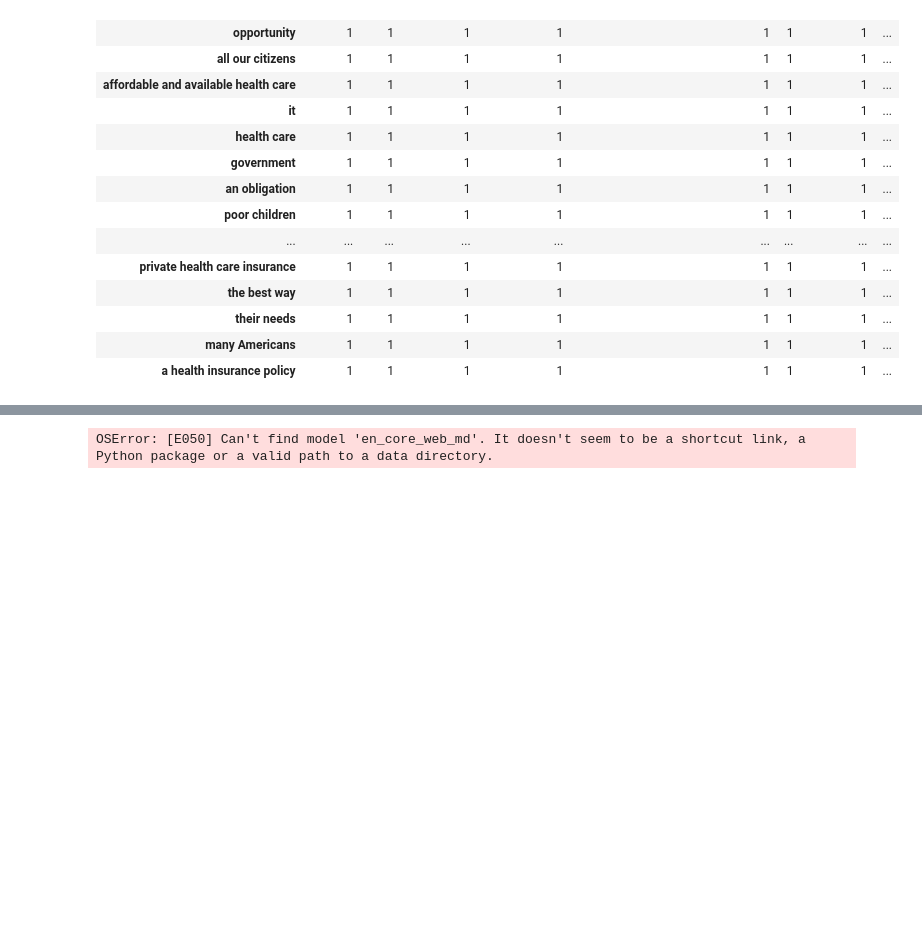
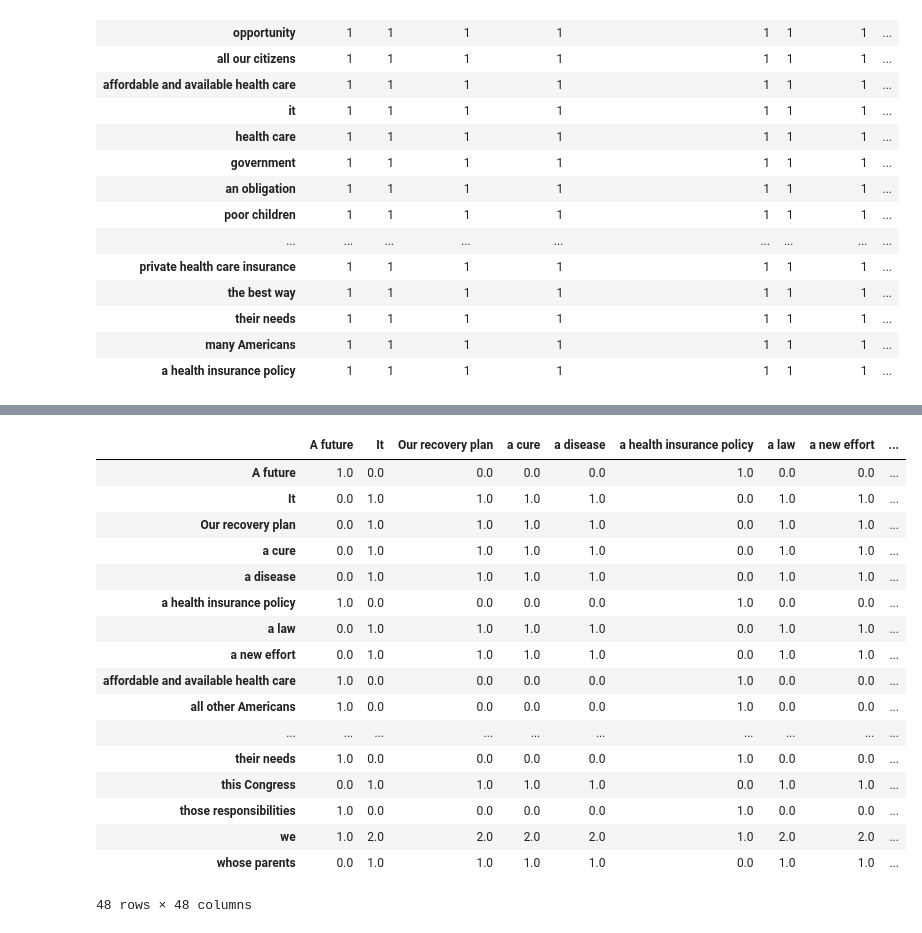
Before and after one commit to marioamz/State-of-the-Unions, a Jupyter notebook: Chunking.ipynb, the cells around one changed output, grey strips where cells are left out. Drawn from its saved outputs; the diff is of its cells as text; code cells hidden in the pictures; blank space fills up the shorter version.

```diff
--- a/Chunking.ipynb
+++ b/Chunking.ipynb
@@ -81,5 +105,5 @@ y = pd.DataFrame(dict1, index =[0])
 # %%
-df_asint = y.astype(int)
+df_asint = dict1_df.astype(int)
 coocc = df_asint.T.dot(df_asint)
 coocc
 # %% [output]
@@ -153,8 +157,21 @@ coocc1.add(coocc, fill_value = 0)
-# %%
-nlp = spacy.load('en_core_web_md')  # make sure to use larger model!
-tokens = nlp('available and affordable health care')
-t = nlp('private health care insurance')
-
-tokens.similarity(t)
-# %% [output]
-OSError: [E050] Can't find model 'en_core_web_md'. It doesn't seem to be a shortcut link, a Python package or a valid path to a data directory.
+# %%
+c
+# %% [output]
+|  | A future | It | Our recovery plan | a cure | a disease | a health insurance policy | a law | a new effort | ... |
+| A future | 1.0 | 0.0 | 0.0 | 0.0 | 0.0 | 1.0 | 0.0 | 0.0 | ... |
+| It | 0.0 | 1.0 | 1.0 | 1.0 | 1.0 | 0.0 | 1.0 | 1.0 | ... |
+| Our recovery plan | 0.0 | 1.0 | 1.0 | 1.0 | 1.0 | 0.0 | 1.0 | 1.0 | ... |
+| a cure | 0.0 | 1.0 | 1.0 | 1.0 | 1.0 | 0.0 | 1.0 | 1.0 | ... |
+| a disease | 0.0 | 1.0 | 1.0 | 1.0 | 1.0 | 0.0 | 1.0 | 1.0 | ... |
+| a health insurance policy | 1.0 | 0.0 | 0.0 | 0.0 | 0.0 | 1.0 | 0.0 | 0.0 | ... |
+| a law | 0.0 | 1.0 | 1.0 | 1.0 | 1.0 | 0.0 | 1.0 | 1.0 | ... |
+| a new effort | 0.0 | 1.0 | 1.0 | 1.0 | 1.0 | 0.0 | 1.0 | 1.0 | ... |
+| affordable and available health care | 1.0 | 0.0 | 0.0 | 0.0 | 0.0 | 1.0 | 0.0 | 0.0 | ... |
+| all other Americans | 1.0 | 0.0 | 0.0 | 0.0 | 0.0 | 1.0 | 0.0 | 0.0 | ... |
+| ... | ... | ... | ... | ... | ... | ... | ... | ... | ... |
+| their needs | 1.0 | 0.0 | 0.0 | 0.0 | 0.0 | 1.0 | 0.0 | 0.0 | ... |
+| this Congress | 0.0 | 1.0 | 1.0 | 1.0 | 1.0 | 0.0 | 1.0 | 1.0 | ... |
+| those responsibilities | 1.0 | 0.0 | 0.0 | 0.0 | 0.0 | 1.0 | 0.0 | 0.0 | ... |
+| we | 1.0 | 2.0 | 2.0 | 2.0 | 2.0 | 1.0 | 2.0 | 2.0 | ... |
+| whose parents | 0.0 | 1.0 | 1.0 | 1.0 | 1.0 | 0.0 | 1.0 | 1.0 | ... |
+48 rows × 48 columns
```
Also changed, not shown: parts of 29 cells of this notebook.
